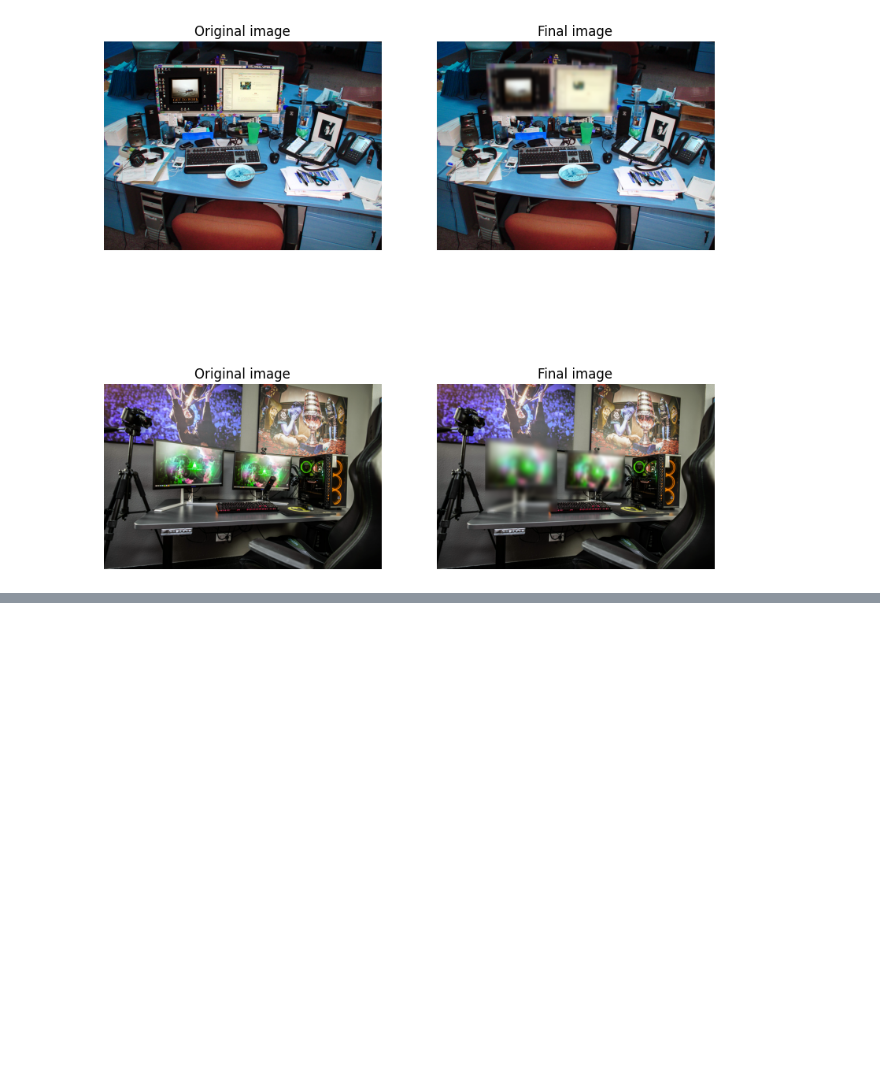
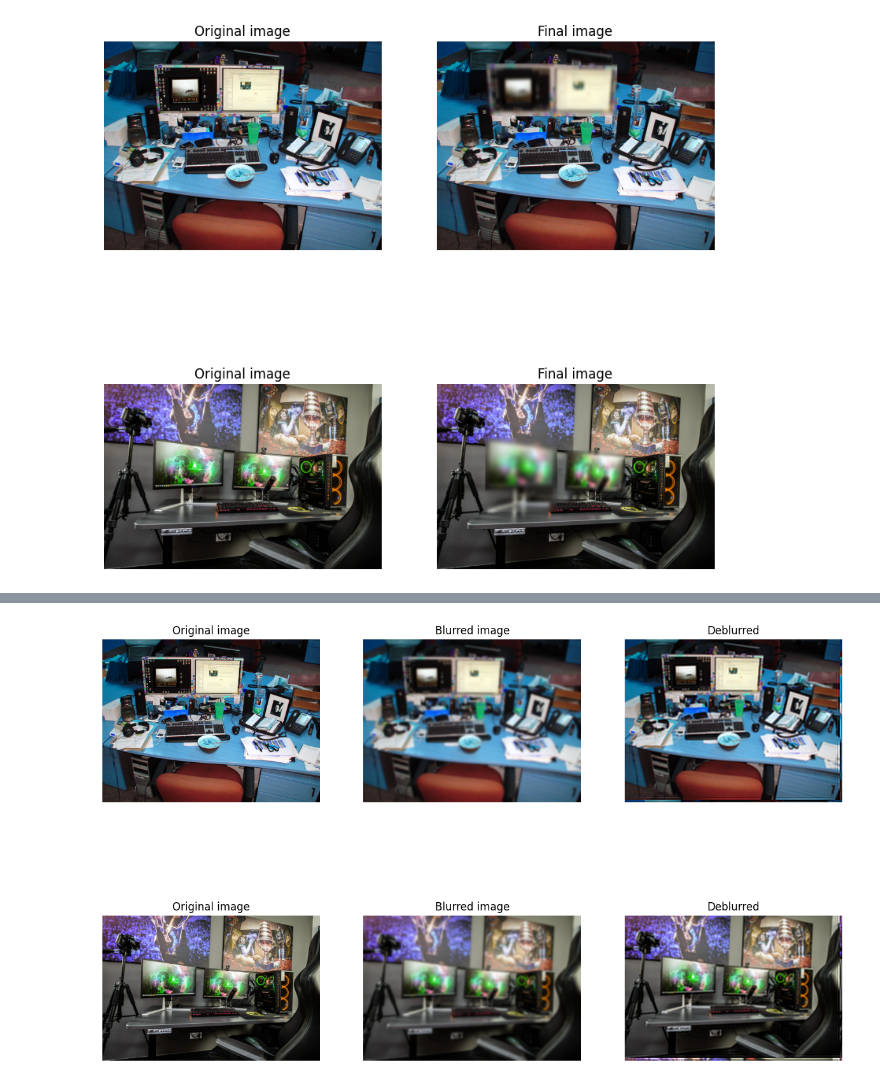
Before and after one commit to A-zu/autocensor, a Jupyter notebook: display_blur.ipynb, the cells around one changed output, grey strips where cells are left out. Saved outputs shown, nothing was run; the diff lists cells and outputs as text; code cells hidden in the pictures; blank space fills up the shorter version.

Commit message:
testing effectiveness of deblurring

```diff
--- a/display_blur.ipynb
+++ b/display_blur.ipynb
@@ -81,3 +80,95 @@ plt.show()
 # %% [output]
 [interactive output not drawn]
 [figure]
+# %%
+blur_coefficient = 5
+low_res_path = Path().parent / "tests" / "images" / "low_res.jpg"
+high_res_path = Path().parent / "tests" / "images" / "high_res.jpg"
+original_low_res = cv2.imread(low_res_path)
+original_high_res = cv2.imread(high_res_path)
+blurred_low_res = original_low_res.copy()
+blurred_high_res = original_high_res.copy()
+
+
+#
+def gaussian_kernel(size, sigma):
+    k = cv2.getGaussianKernel(size, sigma)
+    kernel = np.outer(k, k)
+    return kernel
+
+
+def wiener_deblur(blurred, kernel, K=0.01):
+    deblurred = np.zeros_like(blurred)
+
+    for i in range(3):  # Loop through R, G, B channels
+        blurred_fft = np.fft.fft2(blurred[:, :, i])
+        kernel_fft = np.fft.fft2(kernel, s=blurred[:, :, i].shape)
+
+        # Wiener deconvolution formula: (H*) / (|H|^2 + K)
+        kernel_fft_conj = np.conj(kernel_fft)
+        deblurred_fft = (blurred_fft * kernel_fft_conj) / (np.abs(kernel_fft) ** 2 + K)
+
+        # Inverse FFT and clip pixel values
+        deblurred[:, :, i] = np.clip(np.fft.ifft2(deblurred_fft).real, 0, 255)
+
+    return deblurred.astype(np.uint8)
+
+
+def calculate_sigma(ksize):
+    return 0.3 * ((ksize - 1) * 0.5 - 1) + 0.8
+
+
+def get_ksize(image, blur_coefficient):
+    w = image.shape[1]
+    ksize = int(w * 0.005 * blur_coefficient) | 1
+    return ksize
+
+
+# Low resolution
+ksize = get_ksize(original_low_res, blur_coefficient)
+sigma = calculate_sigma(ksize)
+kernel = gaussian_kernel(ksize, sigma)
+blurred_low_res = cv2.GaussianBlur(original_low_res, (ksize, ksize), 0)
+deblurred_low_res = wiener_deblur(blurred_low_res, kernel)
+
+# High resolution
+ksize = get_ksize(original_high_res, blur_coefficient)
+sigma = calculate_sigma(ksize)
+kernel = gaussian_kernel(ksize, sigma)
+blurred_high_res = cv2.GaussianBlur(original_high_res, (ksize, ksize), 0)
+deblurred_high_res = wiener_deblur(blurred_high_res, kernel)
+
+# Plotting
+fig, axes = plt.subplots(2, 3, figsize=(15, 10))
+
+cv2.imwrite(low_res_path.parent / "blurred_low_res.jpg", blurred_low_res)
+cv2.imwrite(low_res_path.parent / "deblurred_low_res.jpg", deblurred_low_res)
+cv2.imwrite(low_res_path.parent / "blurred_high_res.jpg", blurred_high_res)
+cv2.imwrite(low_res_path.parent / "deblurred_high_res.jpg", deblurred_high_res)
+
+axes[0][0].imshow(original_low_res)
+axes[0][0].set_title("Original image")
+axes[0][0].axis("off")
+
+axes[0][1].imshow(blurred_low_res)
+axes[0][1].set_title("Blurred image")
+axes[0][1].axis("off")
+
+axes[0][2].imshow(deblurred_low_res)
+axes[0][2].set_title("Deblurred")
+axes[0][2].axis("off")
+
+axes[1][0].imshow(original_high_res)
+axes[1][0].set_title("Original image")
+axes[1][0].axis("off")
+
+axes[1][1].imshow(blurred_high_res)
+axes[1][1].set_title("Blurred image")
+axes[1][1].axis("off")
+
+axes[1][2].imshow(deblurred_high_res)
+axes[1][2].set_title("Deblurred")
+axes[1][2].axis("off")
+
+plt.show()
+# %% [output]
@@ -84,3 +176,4 @@ plt.show()
+[figure, added]
 # %%
 names = {
     0: "person",
```
Also changed, not shown: parts of 3 cells of this notebook, 4 other files.
